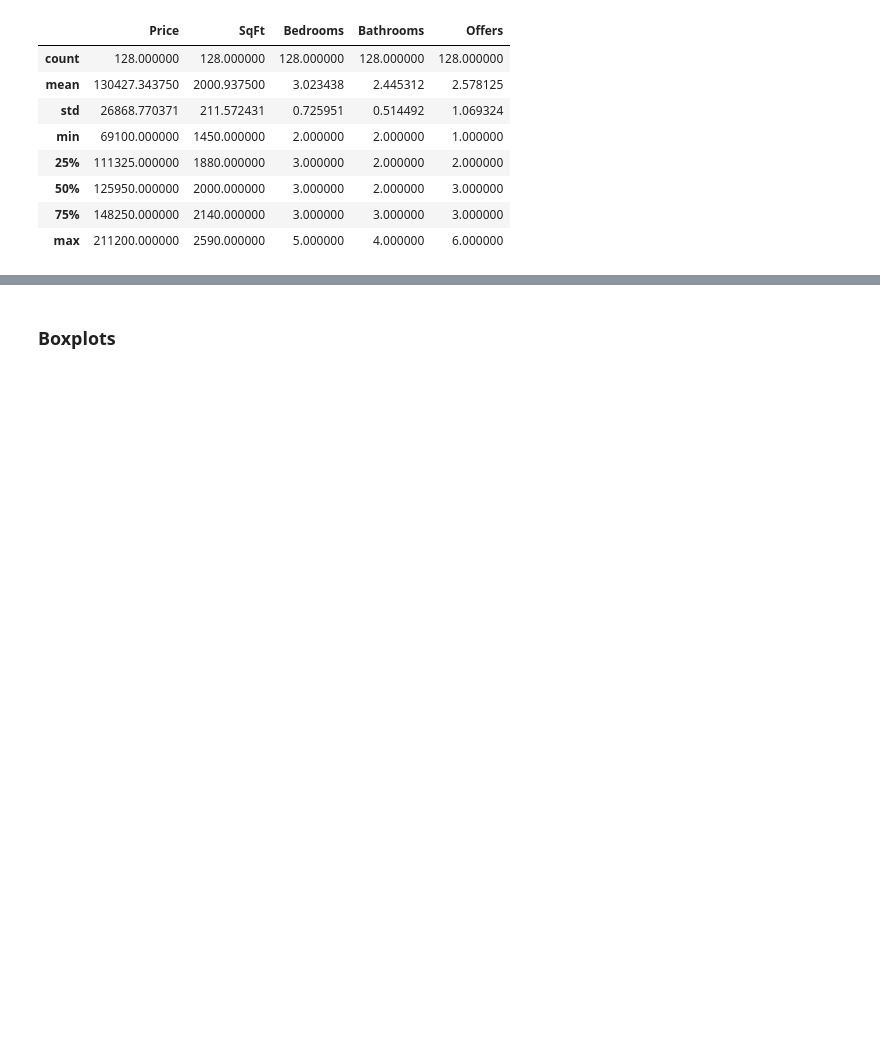
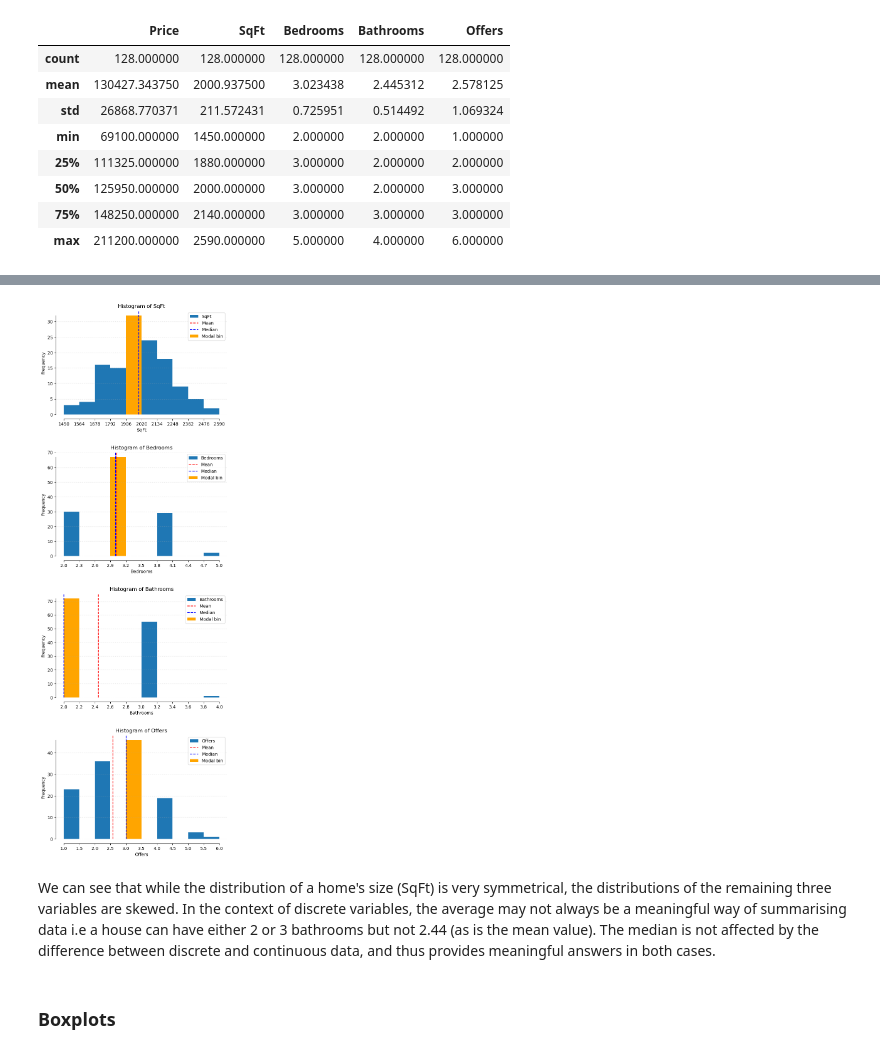
Before and after one commit to evansochola/house-price-data-exploration, a Jupyter notebook: House-Price-Data-Exploration.ipynb, the cells around one changed output, grey strips where cells are left out. Drawn from its saved outputs; the diff is of its cells as text; code cells hidden in the pictures; blank space fills up the shorter version.

```diff
--- a/House-Price-Data-Exploration.ipynb
+++ b/House-Price-Data-Exploration.ipynb
@@ -116,3 +106,47 @@ plt.tight_layout()
+# %%
+fig,(ax1,ax2,ax3,ax4) = plt.subplots(nrows=4, ncols=1, figsize=(6,18), layout='constrained')
+
+def histogram(ax,df,var,title,xlabel,ylabel):
+    """
+    A helper function to make a histogram with custom styling.
+    """
+    hist, bins = np.histogram(df[var])
+
+    ax.hist(var,bins=bins,data=df)
+    ax.set(title=title,xlabel=xlabel,ylabel=ylabel)
+    ax.set_xticks(bins)
+    ax.spines[['top','right']].set_visible(False)
+    ax.spines['bottom'].set(position=('outward',10), bounds=(bins.min(), bins.max()))
+    ax.spines['left'].set_bounds(0, hist.max())
+
+    # Plot mean and median
+    ax.axvline(df[var].mean(), c='r', ls='--', label='Mean')
+    ax.axvline(df[var].median(), c='b', ls='--', label='Median')
+
+    # Plot the modal bin
+    modal_bin_index = np.argmax(hist)
+
+    ax.bar(bins[modal_bin_index:modal_bin_index+1],
+           hist[modal_bin_index],
+           width=bins[1] - bins[0],
+           align='edge',
+           color='orange',
+           label='Modal bin')
+
+    ax.grid(True, axis='y', linestyle=':', alpha=0.5)
+    ax.legend()
+
+histogram(ax1,df,var='SqFt',title='Histogram of SqFt',xlabel='SqFt',ylabel='Frequency')
+histogram(ax2,df,var='Bedrooms',title='Histogram of Bedrooms',xlabel='Bedrooms',ylabel='Frequency')
+histogram(ax3,df,var='Bathrooms',title='Histogram of Bathrooms',xlabel='Bathrooms',ylabel='Frequency')
+histogram(ax4,df,var='Offers',title='Histogram of Offers',xlabel='Offers',ylabel='Frequency')
+
+fig.get_layout_engine().set(h_pad=15/72)
+plt.show()
+# %% [output]
+[figure, added]
+# %% [markdown]
+We can see that while the distribution of a home's size (SqFt) is very symmetrical, the distributions of the remaining three variables are skewed. In the context of discrete variables, the average may not always be a meaningful way of summarising data i.e a house can have either 2 or 3 bathrooms but not 2.44 (as is the mean value). The median is not affected by the difference between discrete and continuous data, and thus provides meaningful answers in both cases.
 # %% [markdown]
 ### Boxplots
 # %% [markdown]
```
Also changed, not shown: parts of 34 cells of this notebook.
